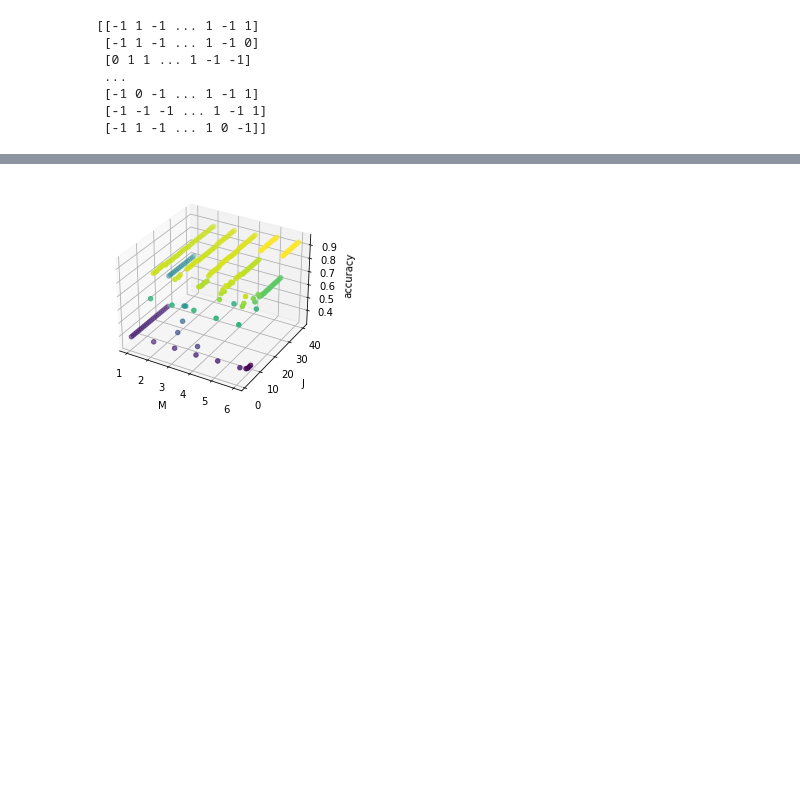
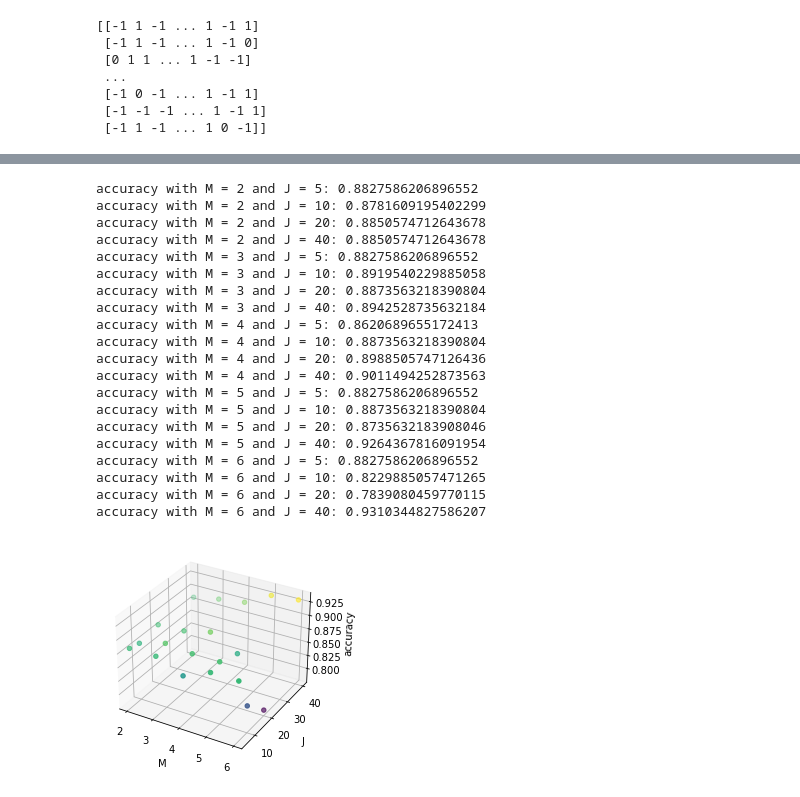
Before and after one commit to NSC508/AMATH-482, a Jupyter notebook: Homework Assignments/Homework 4/HW4.ipynb, the cells around one changed output, grey strips where cells are left out. Saved outputs shown, nothing was run; the diff lists cells and outputs as text; code cells hidden in the pictures; blank space fills up the shorter version.

```diff
--- a/Homework Assignments/Homework 4/HW4.ipynb
+++ b/Homework Assignments/Homework 4/HW4.ipynb
@@ -167,14 +178,56 @@ accuracy with M = 6 and J = 40: 0.9310344827586207
-# %%
-j, m = np.meshgrid(J, M)
-fig = plt.figure()
-ax = fig.add_subplot(111, projection='3d')
-ax.scatter3D(m, j, np.array(results), c=np.array(results))
-ax.set_xlabel('M')
-ax.set_ylabel('J')
-ax.set_zlabel('accuracy')
-fig.savefig('M_J_accuracyLotPoints.png')
-# %% [output]
-[figure, removed]
+# %%
+M = [2, 3, 4, 5, 6]
+J = [5, 10, 20, 40]
+results = []
+def get_semi_supervised_accuracy(M, J):
+  F = Vn[:, 0:M]
+  A = F[0:J, 0:M]
+  b = Y[0:J]
+  SSLRidge = linear_model.Ridge(alpha = 1e-8, fit_intercept=False)
+  SSLRidge.fit(A, b)
+
+  coefficients = SSLRidge.coef_
+  Y_pred = np.sign(np.dot(F, coefficients))
+
+  accuracy = 1 - (1/435) * np.sum(Y_pred != Y)
+  print(f'accuracy with M = {M} and J = {J}: {accuracy}')
+  return accuracy
+
+for i in M:
+  temp_arr = []
+  for j in J:
+    temp_arr.append(get_semi_supervised_accuracy(i, j))
+  results.append(temp_arr)
+  j, m = np.meshgrid(J, M)
+fig = plt.figure()
+ax = fig.add_subplot(111, projection='3d')
+ax.scatter3D(m, j, np.array(results), c=np.array(results))
+ax.set_xlabel('M')
+ax.set_ylabel('J')
+ax.set_zlabel('accuracy')
+fig.savefig('M_J_accuracyFewPoints.png')
+# %% [output]
+accuracy with M = 2 and J = 5: 0.8827586206896552
+accuracy with M = 2 and J = 10: 0.8781609195402299
+accuracy with M = 2 and J = 20: 0.8850574712643678
+accuracy with M = 2 and J = 40: 0.8850574712643678
+accuracy with M = 3 and J = 5: 0.8827586206896552
+accuracy with M = 3 and J = 10: 0.8919540229885058
+accuracy with M = 3 and J = 20: 0.8873563218390804
+accuracy with M = 3 and J = 40: 0.8942528735632184
+accuracy with M = 4 and J = 5: 0.8620689655172413
+accuracy with M = 4 and J = 10: 0.8873563218390804
+accuracy with M = 4 and J = 20: 0.8988505747126436
+accuracy with M = 4 and J = 40: 0.9011494252873563
+accuracy with M = 5 and J = 5: 0.8827586206896552
+accuracy with M = 5 and J = 10: 0.8873563218390804
+accuracy with M = 5 and J = 20: 0.8735632183908046
+accuracy with M = 5 and J = 40: 0.9264367816091954
+accuracy with M = 6 and J = 5: 0.8827586206896552
+accuracy with M = 6 and J = 10: 0.8229885057471265
+accuracy with M = 6 and J = 20: 0.7839080459770115
+accuracy with M = 6 and J = 40: 0.9310344827586207
+[figure, added]
 # %%
 test = np.argmax(np.array(results))
 J_star = test % len(J) + 1
```
Also changed, not shown: parts of 6 cells of this notebook, 10 other files.
